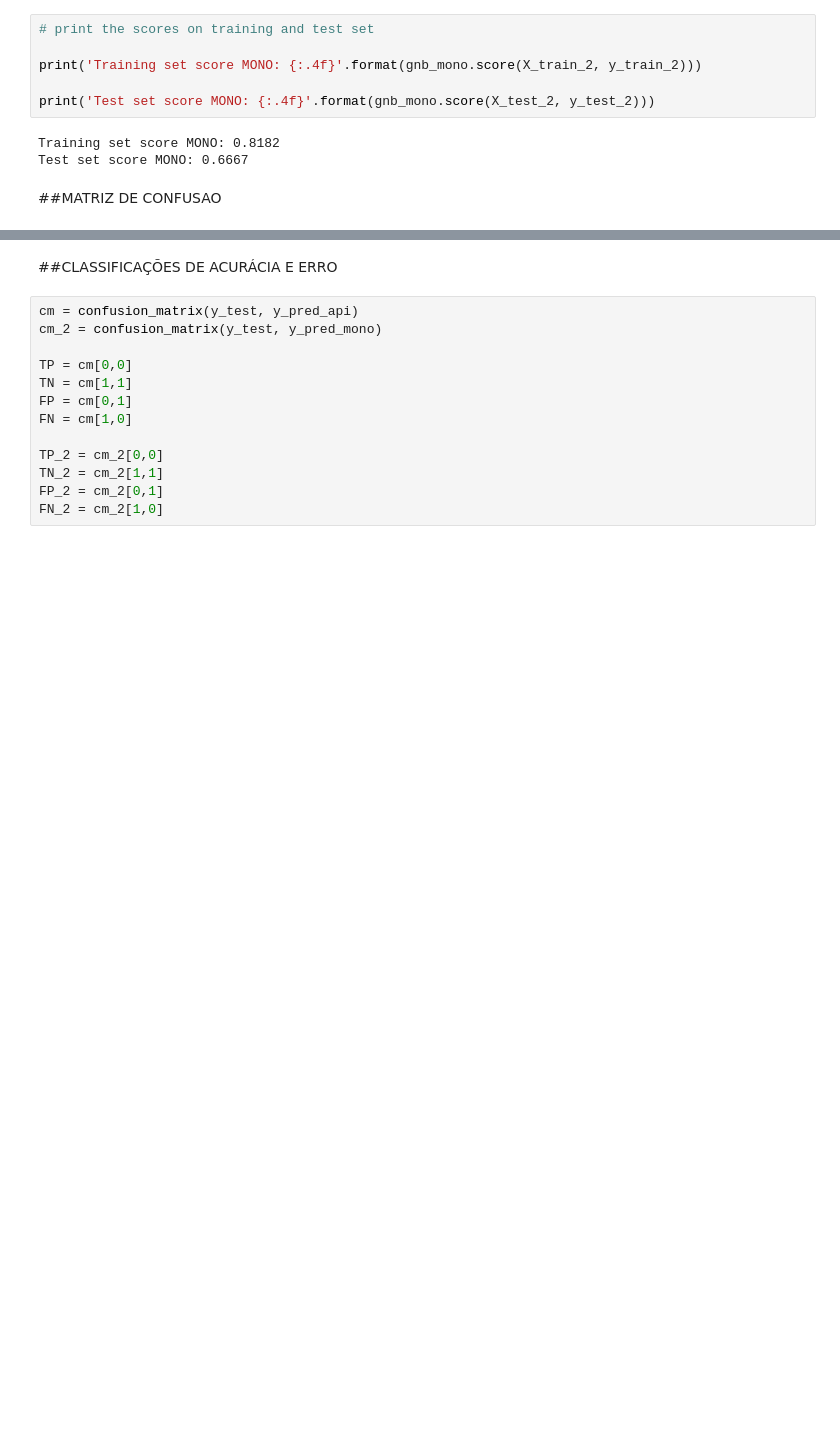
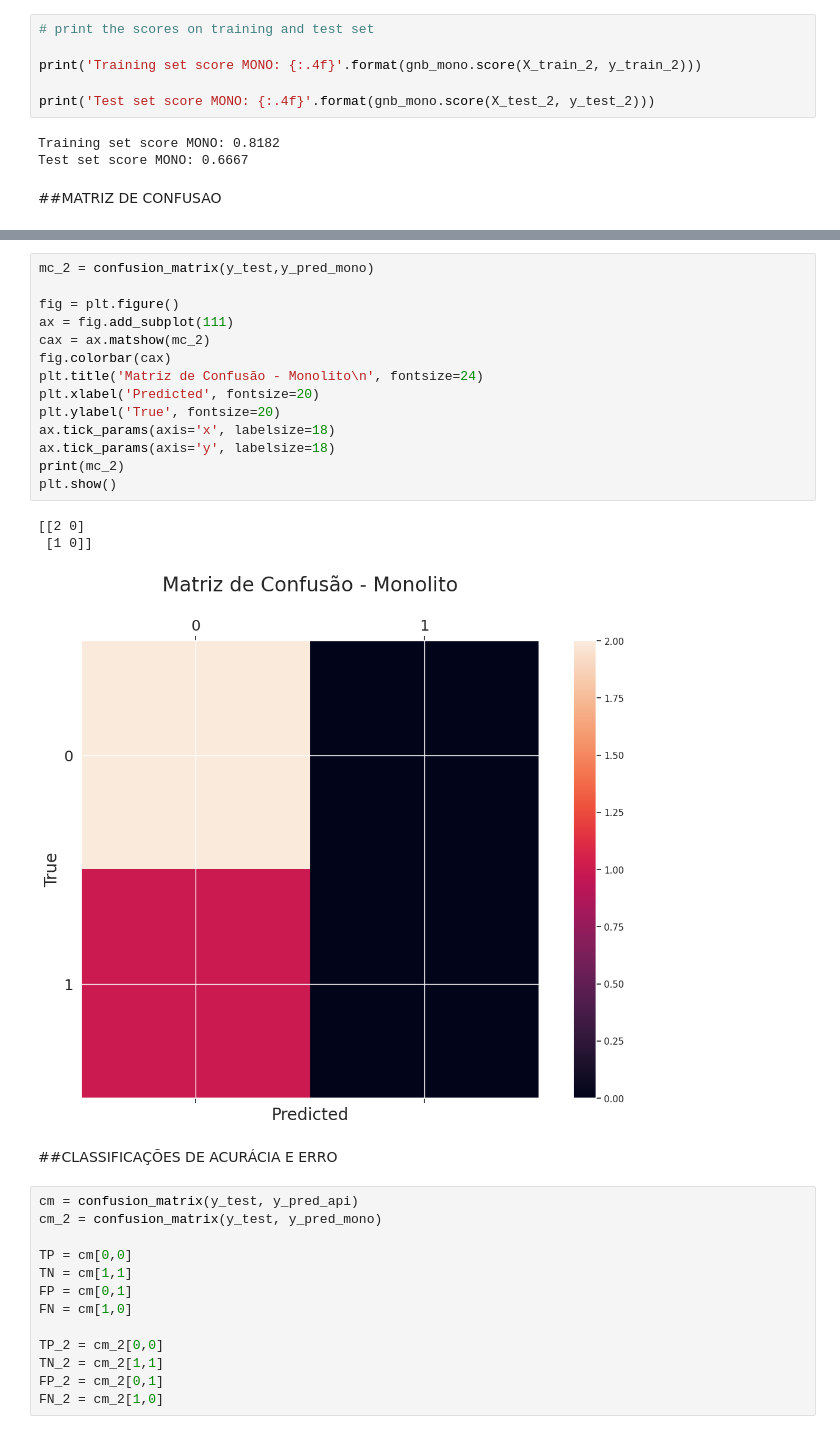
Before and after one commit to TheJulius/TCC, a Jupyter notebook: TCC.ipynb, the cells around one changed output, grey strips where cells are left out. Drawn from its saved outputs; the diff is of its cells as text; blank space fills up the shorter version.

```diff
--- a/TCC.ipynb
+++ b/TCC.ipynb
@@ -214,3 +218,21 @@ plt.show()
+# %%
+mc_2 = confusion_matrix(y_test,y_pred_mono)
+
+fig = plt.figure()
+ax = fig.add_subplot(111)
+cax = ax.matshow(mc_2)
+fig.colorbar(cax)
+plt.title('Matriz de Confusão - Monolito\n', fontsize=24)
+plt.xlabel('Predicted', fontsize=20)
+plt.ylabel('True', fontsize=20)
+ax.tick_params(axis='x', labelsize=18)
+ax.tick_params(axis='y', labelsize=18)
+print(mc_2)
+plt.show()
+# %% [output]
+[[2 0]
+ [1 0]]
+[figure, added]
 # %% [markdown]
 ##CLASSIFICAÇÕES DE ACURÁCIA E ERRO
 # %%
```
Also changed, not shown: parts of 3 cells of this notebook.
